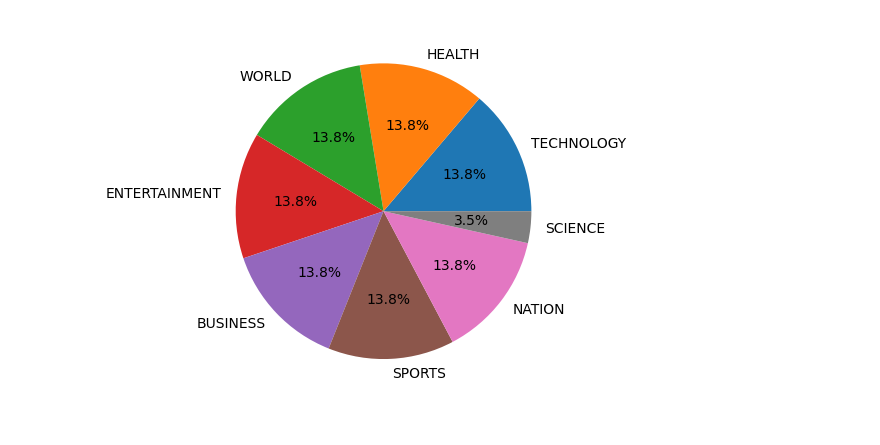
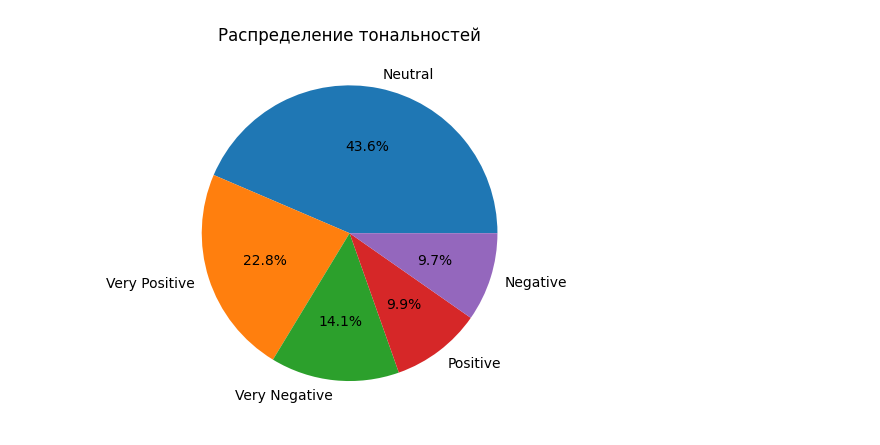
Before and after one commit to AitalUn/AI-business-consultant, a Jupyter notebook: EDA.ipynb, the cells around one changed output. Cells and saved outputs as stored; diff of their text form; code cells hidden in the pictures.

Commit message:
Сделал основные элементы

```diff
--- a/EDA.ipynb
+++ b/EDA.ipynb
@@ -2,7 +8,7 @@
 import pandas as pd
 import matplotlib.pyplot as plt
 
-df = pd.read_csv("labelled_newscatcher_dataset.csv", sep = ';')
+df = pd.read_csv("tmp\labelled_newscatcher_dataset.csv", sep = ';')
 df.head()
 # %% [output]
 |  | topic | link | domain | published_date | title | lang |
@@ -11,3 +17,24 @@ df.head()
 | 2 | SCIENCE | https://www.express.co.uk/news/sc... | express.co.uk | 2020-08-13 21:01:00 | Artificial intelligence warning: ... | en |
 | 3 | SCIENCE | https://www.ndtv.com/world-news/g... | ndtv.com | 2020-08-03 22:18:26 | Glaciers Could Have Sculpted Mars... | en |
 | 4 | SCIENCE | https://www.thesun.ie/tech/574218... | thesun.ie | 2020-08-12 19:54:36 | Perseid meteor shower 2020: What ... | en |
+# %%
+from datetime import datetime, timedelta
+
+#Надо переделать published_date в datetime
+df['published_date'] = pd.to_datetime(df['published_date'])
+
+# Типо получаем текущую дату и время
+current_date = df.loc[df['published_date'].idxmax()]['published_date']
+print(f"Текущий день: {current_date}")
+
+# Вычисляем дату и время, которые были день
+one_day_ago = current_date - timedelta(days=1)
+
+# Фильтруем DataFrame, оставляя только элементы за последний день
+recent_df = df[df['published_date'] >= one_day_ago]
+print(recent_df.size)
+print(df.size)
+
+topic_counts = recent_df['topic'].value_counts()
+plt.pie(topic_counts, labels = topic_counts.index, autopct='%1.1f%%')
+plt.show()
@@ -13,0 +69,10 @@ df.head()
+# %%
+from transformers import pipeline
+
+# Load the classification pipeline with the specified model
+pipe = pipeline("text-classification", model="tabularisai/multilingual-sentiment-analysis")
+
+def sentiment(text):
+    return pipe(text)[0]['label']
+
+recent_df['sentiment'] = recent_df['title'].apply(lambda x: sentiment(x))
@@ -14,8 +86,7 @@ df.head()
 # %%
-topics = df['topic'].unique()
-
-topic_counts = df['topic'].value_counts()
-plt.pie(topic_counts, labels = topic_counts.index, autopct='%1.1f%%')
+sentiment_count = recent_df['sentiment'].value_counts().reset_index()
+plt.pie(sentiment_count['count'], labels=sentiment_count['sentiment'], autopct='%1.1f%%')
+plt.title('Распределение тональностей')
 plt.show()
 # %% [output]
-[figure, old version]
+[figure, new version]
```
Also changed, not shown: parts of 10 cells of this notebook, 6 other files.
